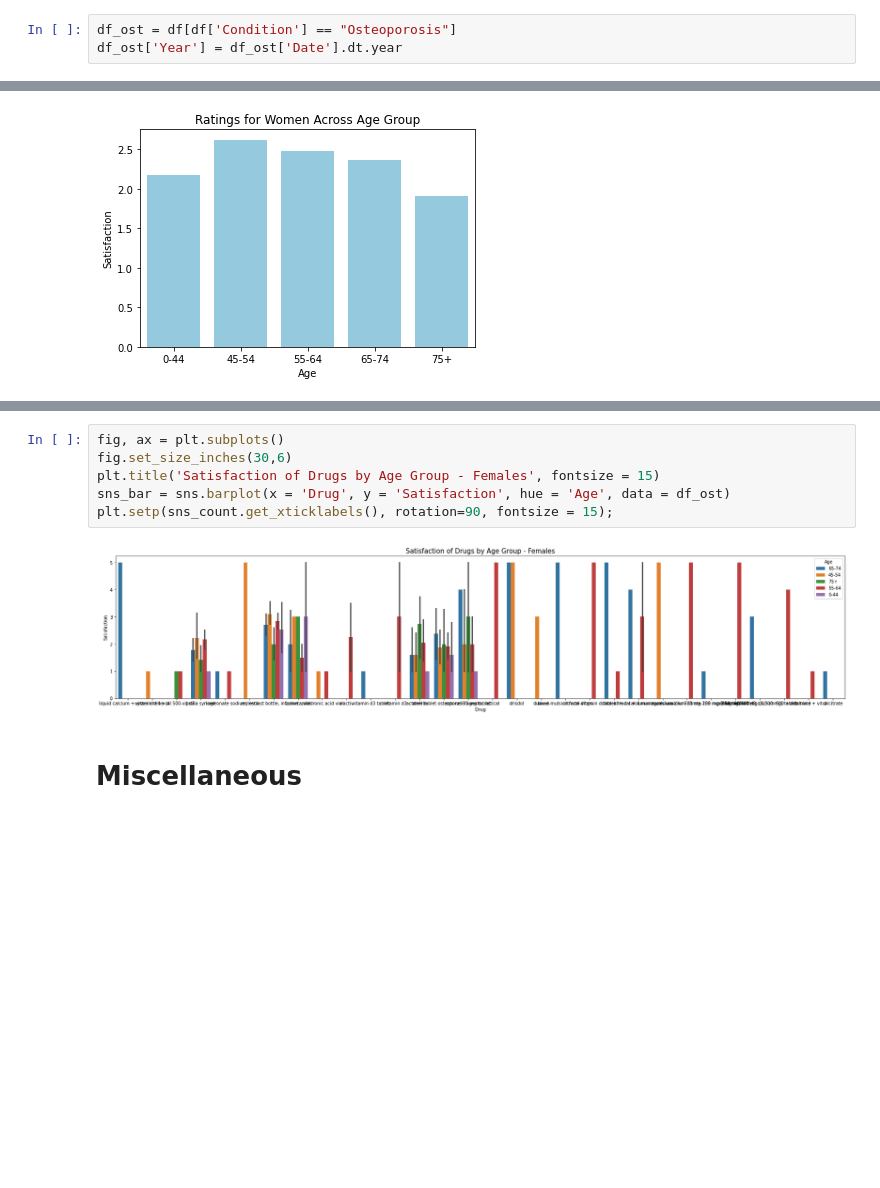
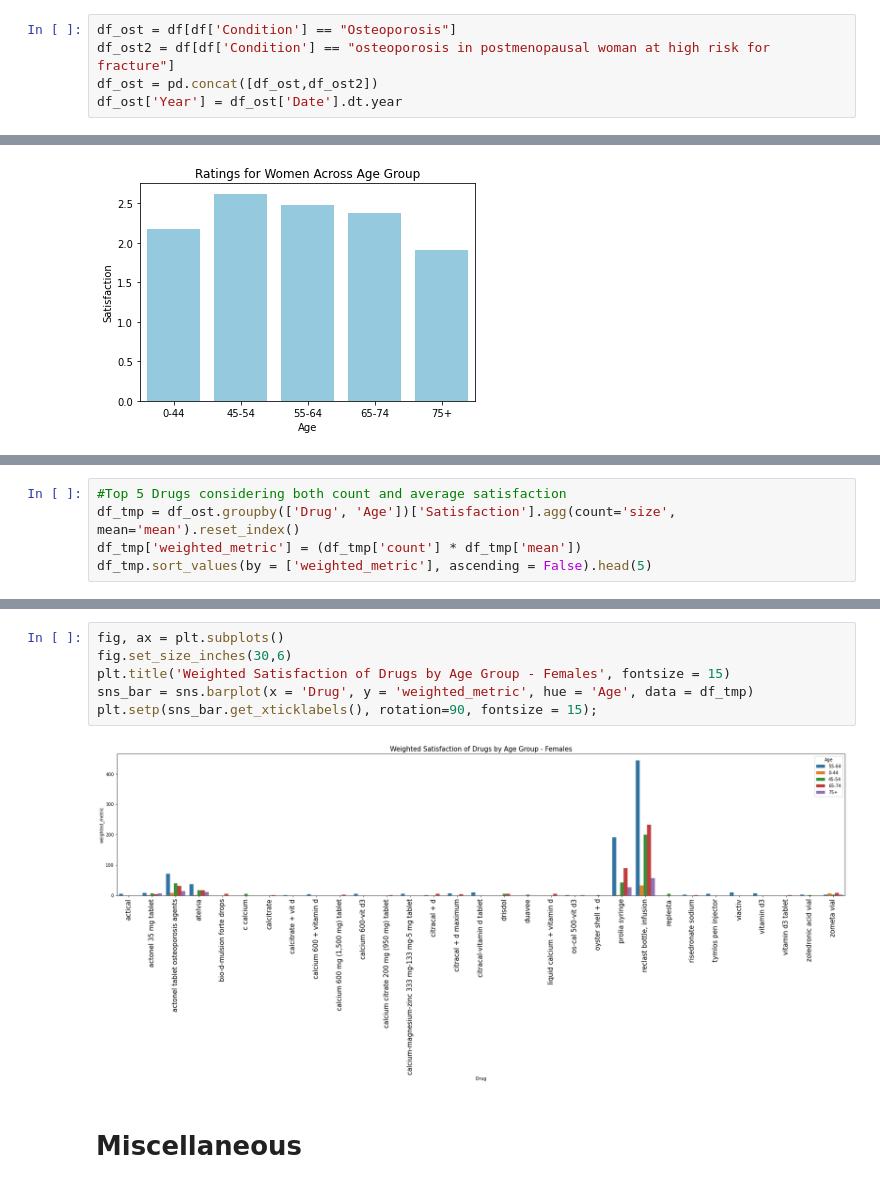
Before and after one commit to woonsupkim/DrugReview, a Jupyter notebook: EDA.ipynb, the cells around one changed output, grey strips where cells are left out. Saved outputs shown, nothing was run; the diff lists cells and outputs as text; blank space fills up the shorter version.

```diff
--- a/EDA.ipynb
+++ b/EDA.ipynb
@@ -108,3 +108,5 @@ number of drugs:  (71,)
 # %%
 df_ost = df[df['Condition'] == "Osteoporosis"]
+df_ost2 = df[df['Condition'] == "osteoporosis in postmenopausal woman at high risk for fracture"]
+df_ost = pd.concat([df_ost,df_ost2])
 df_ost['Year'] = df_ost['Date'].dt.year
@@ -256,0 +289,5 @@ plt.setp(sns_count.get_xticklabels(), rotation=90, fontsize = 15);
+# %%
+#Top 5 Drugs considering both count and average satisfaction
+df_tmp = df_ost.groupby(['Drug', 'Age'])['Satisfaction'].agg(count='size', mean='mean').reset_index()
+df_tmp['weighted_metric'] = (df_tmp['count'] * df_tmp['mean'])
+df_tmp.sort_values(by = ['weighted_metric'], ascending = False).head(5)
@@ -257,11 +301,11 @@ plt.setp(sns_count.get_xticklabels(), rotation=90, fontsize = 15);
 # %%
 fig, ax = plt.subplots()
 fig.set_size_inches(30,6)
-plt.title('Satisfaction of Drugs by Age Group - Females', fontsize = 15)
-sns_bar = sns.barplot(x = 'Drug', y = 'Satisfaction', hue = 'Age', data = df_ost)
-plt.setp(sns_count.get_xticklabels(), rotation=90, fontsize = 15);
+plt.title('Weighted Satisfaction of Drugs by Age Group - Females', fontsize = 15)
+sns_bar = sns.barplot(x = 'Drug', y = 'weighted_metric', hue = 'Age', data = df_tmp)
+plt.setp(sns_bar.get_xticklabels(), rotation=90, fontsize = 15);
 # %% [output]
-[figure, old version]
+[figure, new version]
 # %% [markdown]
 # Miscellaneous
 # %%
```
Also changed, not shown: parts of 16 cells of this notebook.
